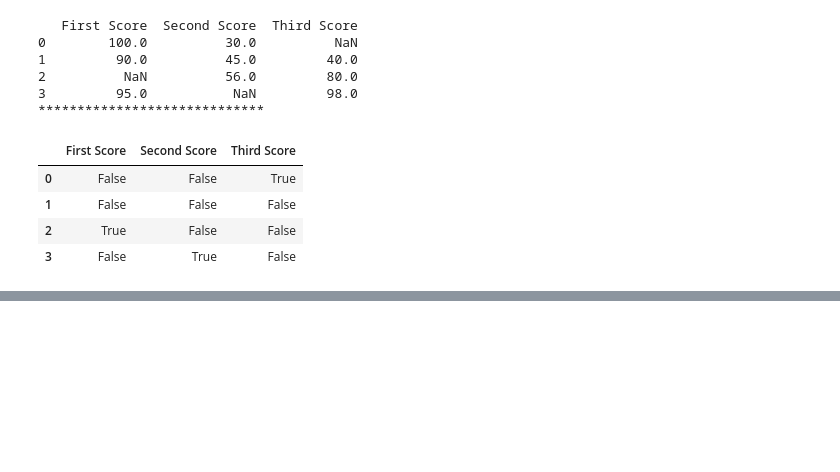
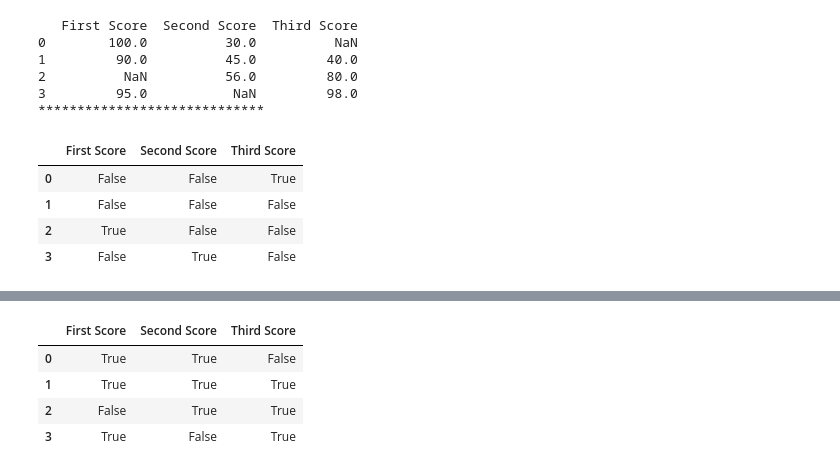
Before and after one commit to V-Nayak/python-basics, a Jupyter notebook: 14_Pandas_Manupulating_Data.ipynb, the cells around one changed output, grey strips where cells are left out. Saved outputs shown, nothing was run; the diff lists cells and outputs as text; code cells hidden in the pictures; blank space fills up the shorter version.

```diff
--- a/14_Pandas_Manupulating_Data.ipynb
+++ b/14_Pandas_Manupulating_Data.ipynb
@@ -259,0 +281,23 @@ df.isnull().sum() # find the sum of null values column wise
+# %%
+# importing pandas as pd
+import pandas as pd
+
+# importing numpy as np
+import numpy as np
+
+# dictionary of lists
+dict = {'First Score':[100, 90, np.nan, 95],
+		'Second Score': [30, 45, 56, np.nan],
+		'Third Score':[np.nan, 40, 80, 98]}
+
+# creating a dataframe using dictionary
+df = pd.DataFrame(dict)
+
+# using notnull() function
+df.notnull()
+# %% [output]
+|  | First Score | Second Score | Third Score |
+| 0 | True | True | False |
+| 1 | True | True | True |
+| 2 | False | True | True |
+| 3 | True | False | True |
```
Also changed, not shown: parts of 7 cells of this notebook.
